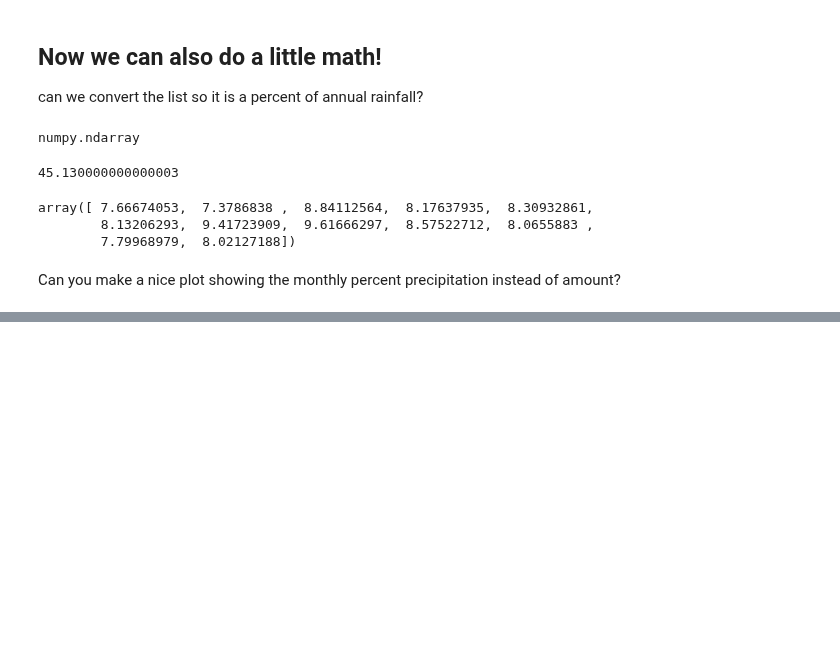
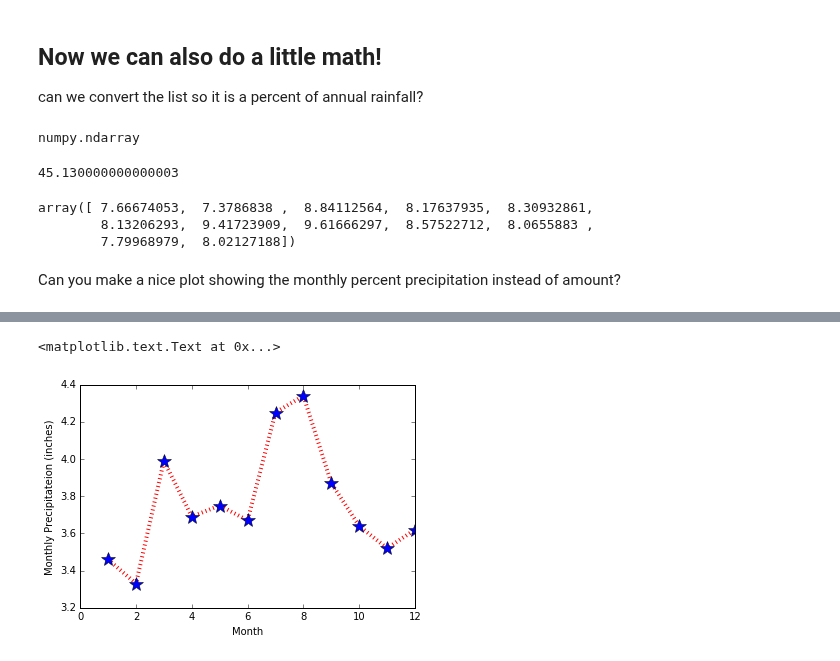
Before and after one commit to bmaillou/BigDataPython, a Jupyter notebook: make-a-list-plot-it.ipynb, the cells around one changed output, grey strips where cells are left out. Saved outputs shown, nothing was run; the diff lists cells and outputs as text; code cells hidden in the pictures; blank space fills up the shorter version.

```diff
--- a/make-a-list-plot-it.ipynb
+++ b/make-a-list-plot-it.ipynb
@@ -198,0 +255,8 @@ Can you make a nice plot showing the monthly percent precipitation instead of am
+# %%
+fig,ax=plt.subplots()
+ax.plot(range(1,13),monthly_precip,linestyle=':',color='red',linewidth=4,marker='*',markersize=14,markerfacecolor='blue')
+ax.set_xlabel('Month')
+ax.set_ylabel('Monthly Precipitateion (inches)')
+# %% [output]
+<matplotlib.text.Text at 0x...>
+[figure, added]
```
Also changed, not shown: parts of 17 cells of this notebook, 4 other files.
